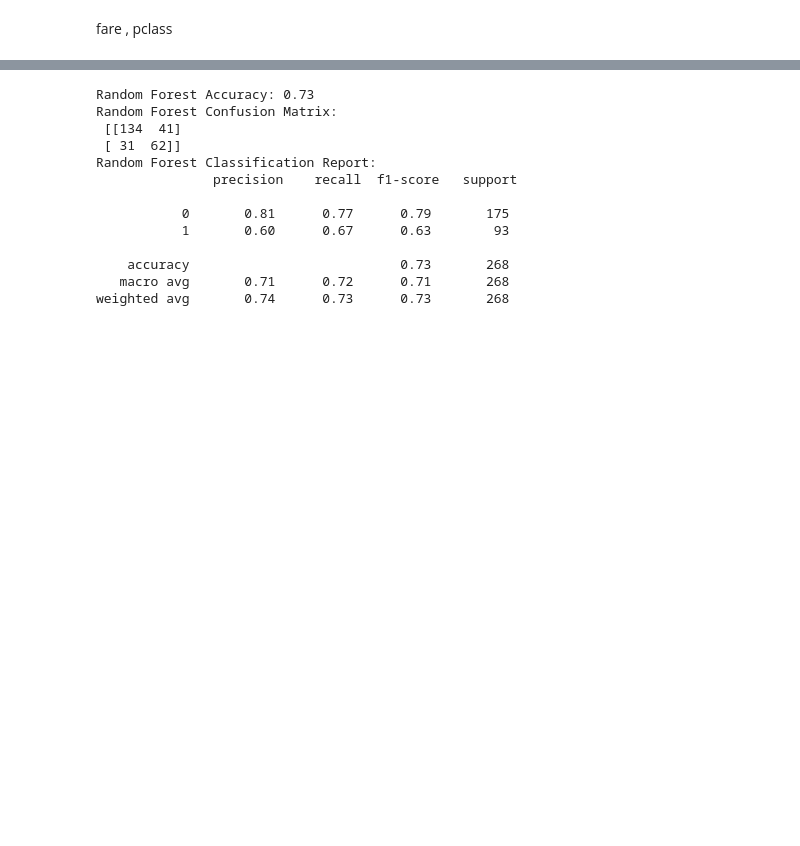
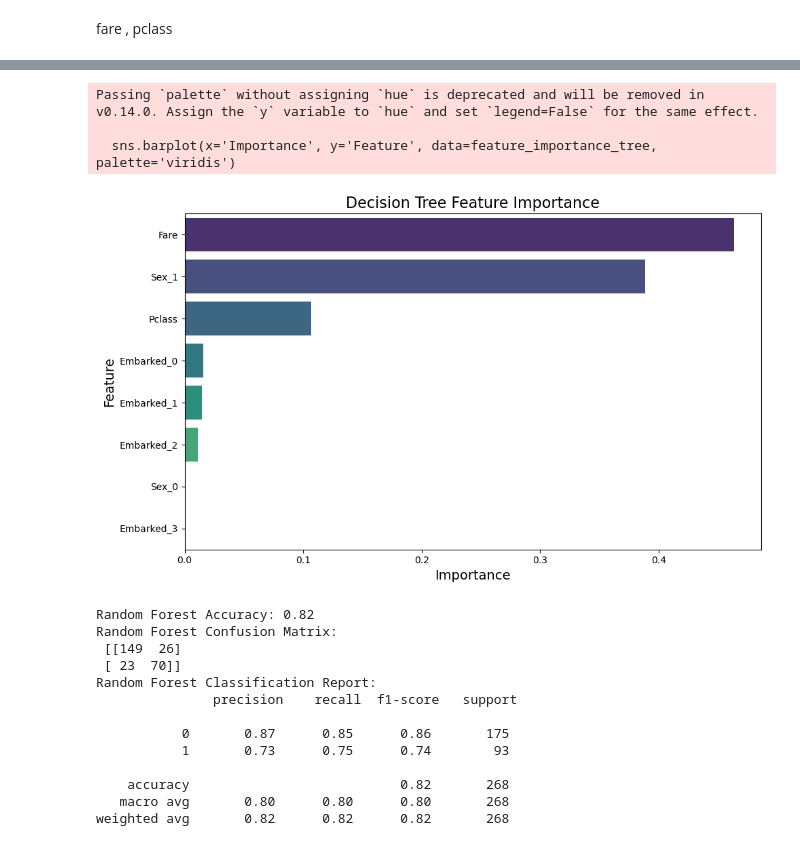
Before and after one commit to cadzchua/SC1015-Mini-Project, a Jupyter notebook: miniproject.ipynb, the cells around one changed output, grey strips where cells are left out. Cells and saved outputs as stored; diff of their text form; code cells hidden in the pictures; blank space fills up the shorter version.

Commit message:
feat: ohe categorical features

```diff
--- a/miniproject.ipynb
+++ b/miniproject.ipynb
@@ -262,15 +262,15 @@ The boxplot reveals that passengers who survived generally paid higher fares tha
 # %% [markdown]
 ### Label encode first to extract feature importance
 # %%
-categorical_cols = ['Pclass', 'Sex', 'Embarked']
+categorical_cols = ['Sex', 'Embarked']
 
 onehotencoder = OneHotEncoder()
 
 for col in categorical_cols:
     X = onehotencoder.fit_transform(df_train[col].values.reshape(-1, 1)).toarray()
     dfOneHot = pd.DataFrame(X, columns=[f"{col}_{int(i)}" for i in range(X.shape[1])])
-    df_train = pd.concat([df_train, dfOneHot], axis=1)
-    df_train = df_train.drop([col], axis=1)
+    df_ohd = pd.concat([df_train, dfOneHot], axis=1)
+    df_ohd = df_ohd.drop([col], axis=1)
 
-df_train.head()
+df_ohd
 # %% [output]
@@ -283,7 +278,7 @@ df_train.head()
 # %% [markdown]
 fare , pclass
 # %%
-X = df_train[['Fare', 'Pclass']]
+X = df_train[['Fare', 'Pclass', 'Sex_0', 'Sex_1', 'Embarked_0', 'Embarked_1', 'Embarked_2', 'Embarked_3']]
 y = df_train['Survived']
 
 X_train, X_test, y_train, y_test = train_test_split(X, y, test_size=0.3, random_state=71, shuffle=True)
@@ -313,0 +311,7 @@ weighted avg       0.74      0.75      0.74       268
+# %%
+feature_importance_tree = pd.DataFrame({
+    'Feature': X.columns,
+    'Importance': clf_tree.feature_importances_
+}).sort_values(by='Importance', ascending=False)
+
+print("\nDecision Tree Feature Importance:\n", feature_importance_tree)
@@ -314,3 +329,16 @@ weighted avg       0.74      0.75      0.74       268
+# %%
+plt.figure(figsize=(10, 6))
+sns.barplot(x='Importance', y='Feature', data=feature_importance_tree, palette='viridis')
+plt.title('Decision Tree Feature Importance', fontsize=16)
+plt.xlabel('Importance', fontsize=14)
+plt.ylabel('Feature', fontsize=14)
+plt.tight_layout()
+plt.show()
+# %% [output]
+Passing `palette` without assigning `hue` is deprecated and will be removed in v0.14.0. Assign the `y` variable to `hue` and set `legend=False` for the same effect.
+
+  sns.barplot(x='Importance', y='Feature', data=feature_importance_tree, palette='viridis')
+[figure, added]
 # %%
 clf_forest = RandomForestClassifier(random_state=71)
 clf_forest.fit(X_train, y_train)
@@ -322,16 +350,16 @@ print(f'Random Forest Accuracy: {accuracy_forest:.2f}')
 print("Random Forest Confusion Matrix:\n", confusion_matrix(y_test, y_pred_forest))
 print("Random Forest Classification Report:\n", classification_report(y_test, y_pred_forest))
 # %% [output]
-Random Forest Accuracy: 0.73
+Random Forest Accuracy: 0.82
 Random Forest Confusion Matrix:
- [[134  41]
- [ 31  62]]
+ [[149  26]
+ [ 23  70]]
 Random Forest Classification Report:
                precision    recall  f1-score   support
 
-           0       0.81      0.77      0.79       175
-           1       0.60      0.67      0.63        93
+           0       0.87      0.85      0.86       175
+           1       0.73      0.75      0.74        93
 
-    accuracy                           0.73       268
-   macro avg       0.71      0.72      0.71       268
-weighted avg       0.74      0.73      0.73       268
+    accuracy                           0.82       268
+   macro avg       0.80      0.80      0.80       268
+weighted avg       0.82      0.82      0.82       268
```
Also changed, not shown: parts of 8 cells of this notebook.
